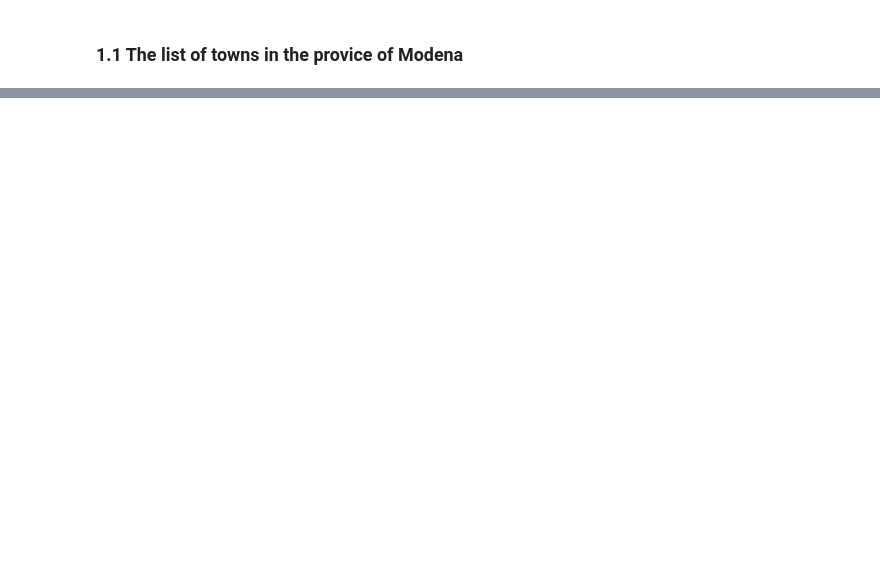
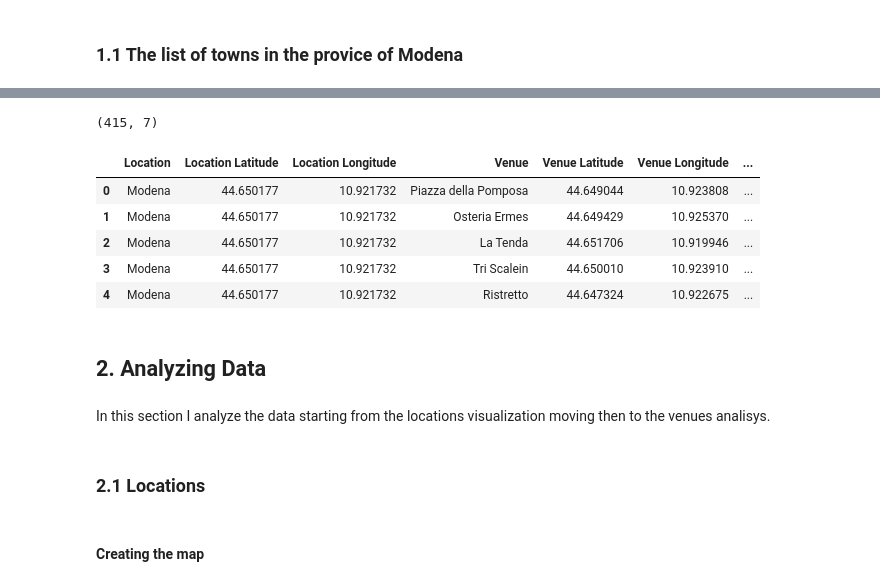
Before and after one commit to sebas1986/TheMotorSportValley-WhereToLive-, a Jupyter notebook: ProjectAnalysis.ipynb, the cells around one changed output, grey strips where cells are left out. Drawn from its saved outputs; the diff is of its cells as text; code cells hidden in the pictures; blank space fills up the shorter version.

```diff
--- a/ProjectAnalysis.ipynb
+++ b/ProjectAnalysis.ipynb
@@ -27,15 +25,3 @@ Here I start collecting data. The section will be divided in subsections with th
 ### 1.1 The list of towns in the provice of Modena
 # %%
 import pandas as pd
-# %%
-# Webpage url
-url = 'https://zip-codes.nonsolocap.it/emilia-romagna/91-cap-province-of-modena'
-
-# Extract tables
-dfs = pd.read_html(url)
-
-# Get first table
-df_raw_table1 = dfs[3]
-# Get second table
-df_raw_table2 = dfs[4]
-pd.concat([df_raw_table1,df_raw_table2])
@@ -63,0 +35,2 @@ ParserError: Error tokenizing data. C error: Expected 1 fields in line 47, saw 2
+# %%
+df_location_raw = pd.read_csv('D:\\Users\\sebastian\\OneDrive\\_09.Istruzione\\Coursera\\AppliedDataScience\\4.AppliedDataScienceCapstone\\GitRepo\\FinalProject\\locations_csv.csv')
@@ -63,0 +66,8 @@ ParserError: Error tokenizing data. C error: Expected 1 fields in line 47, saw 2
+# %%
+CLIENT_ID = 'HDZNPM0PGJAW51WPPBQU521JFFGWY05PLE145J5BIEEQRCU2' # your Foursquare ID
+CLIENT_SECRET = 'CKZG5MJELFPC5MPLCTRCYSH141XAEQJXCB024MWYES2CLKEA' # your Foursquare Secret
+VERSION = '20180605' # Foursquare API version
+
+print('Your credentails:')
+print('CLIENT_ID: ' + CLIENT_ID)
+print('CLIENT_SECRET:' + CLIENT_SECRET)
@@ -63,0 +122,9 @@ ParserError: Error tokenizing data. C error: Expected 1 fields in line 47, saw 2
+# %%
+import requests
+LIMIT = 500 # limit of number of venues returned by Foursquare API
+radius = 1500 # define radius
+
+location_venue = getNearbyVenues(names=df_location_raw['Location'],
+                                   latitudes=df_location_raw['Latitude'],
+                                   longitudes=df_location_raw['Longitude']
+                                  )
@@ -63,0 +149,19 @@ ParserError: Error tokenizing data. C error: Expected 1 fields in line 47, saw 2
+# %%
+print(location_venue.shape)
+location_venue.head(5)
+# %% [output]
+(415, 7)
+|  | Location | Location Latitude | Location Longitude | Venue | Venue Latitude | Venue Longitude | ... |
+| 0 | Modena | 44.650177 | 10.921732 | Piazza della Pomposa | 44.649044 | 10.923808 | ... |
+| 1 | Modena | 44.650177 | 10.921732 | Osteria Ermes | 44.649429 | 10.925370 | ... |
+| 2 | Modena | 44.650177 | 10.921732 | La Tenda | 44.651706 | 10.919946 | ... |
+| 3 | Modena | 44.650177 | 10.921732 | Tri Scalein | 44.650010 | 10.923910 | ... |
+| 4 | Modena | 44.650177 | 10.921732 | Ristretto | 44.647324 | 10.922675 | ... |
+# %% [markdown]
+## 2. Analyzing Data
+# %% [markdown]
+In this section I analyze the data starting from the locations visualization moving then to the venues analisys.
+# %% [markdown]
+### 2.1 Locations
+# %% [markdown]
+#### Creating the map
```
Also changed, not shown: parts of 16 cells of this notebook, 1 other file.
